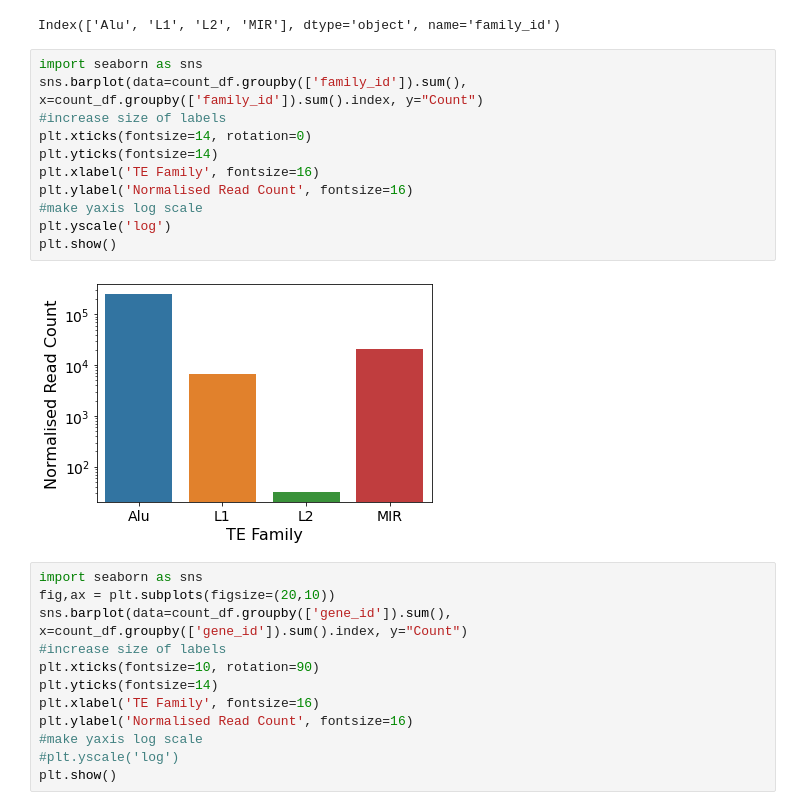
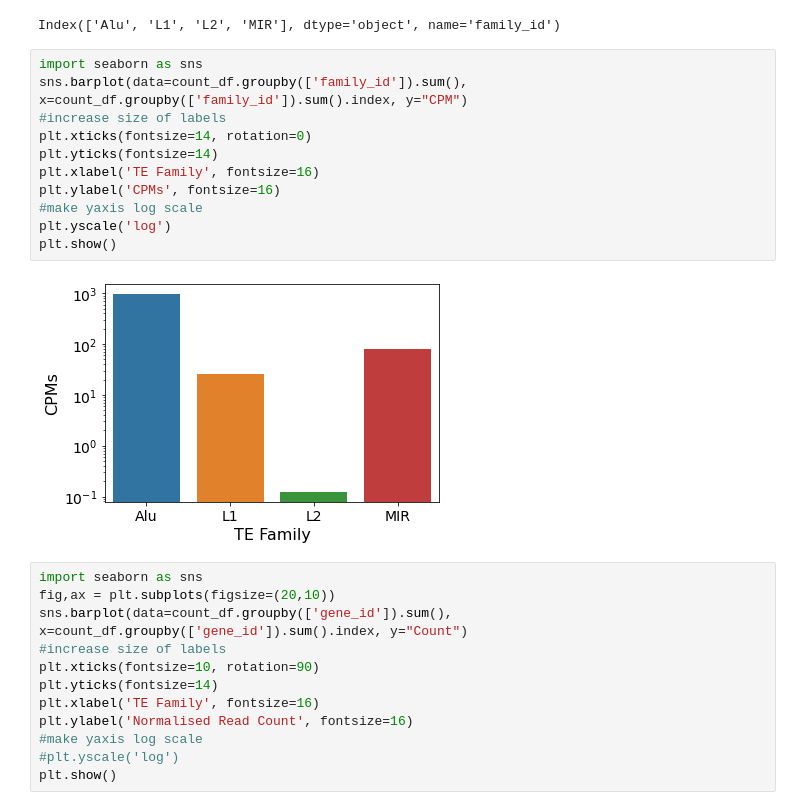
Before and after one commit to dmnburrows/line1_ageing, a Jupyter notebook: te_rna.ipynb, the cells around one changed output. Drawn from its saved outputs; the diff is of its cells as text.

```diff
--- a/te_rna.ipynb
+++ b/te_rna.ipynb
@@ -611,17 +662,17 @@ count_df.groupby(['family_id']).sum().index
 Index(['Alu', 'L1', 'L2', 'MIR'], dtype='object', name='family_id')
 # %%
 import seaborn as sns
-sns.barplot(data=count_df.groupby(['family_id']).sum(), x=count_df.groupby(['family_id']).sum().index, y="Count")
+sns.barplot(data=count_df.groupby(['family_id']).sum(), x=count_df.groupby(['family_id']).sum().index, y="CPM")
 #increase size of labels
 plt.xticks(fontsize=14, rotation=0)
 plt.yticks(fontsize=14)
 plt.xlabel('TE Family', fontsize=16)
-plt.ylabel('Normalised Read Count', fontsize=16)
+plt.ylabel('CPMs', fontsize=16)
 #make yaxis log scale
 plt.yscale('log')
 plt.show()
 # %% [output]
-[figure, old version]
+[figure, new version]
 # %%
 import seaborn as sns
 fig,ax = plt.subplots(figsize=(20,10))
```
Also changed, not shown: parts of 19 cells of this notebook, 1 other file.
